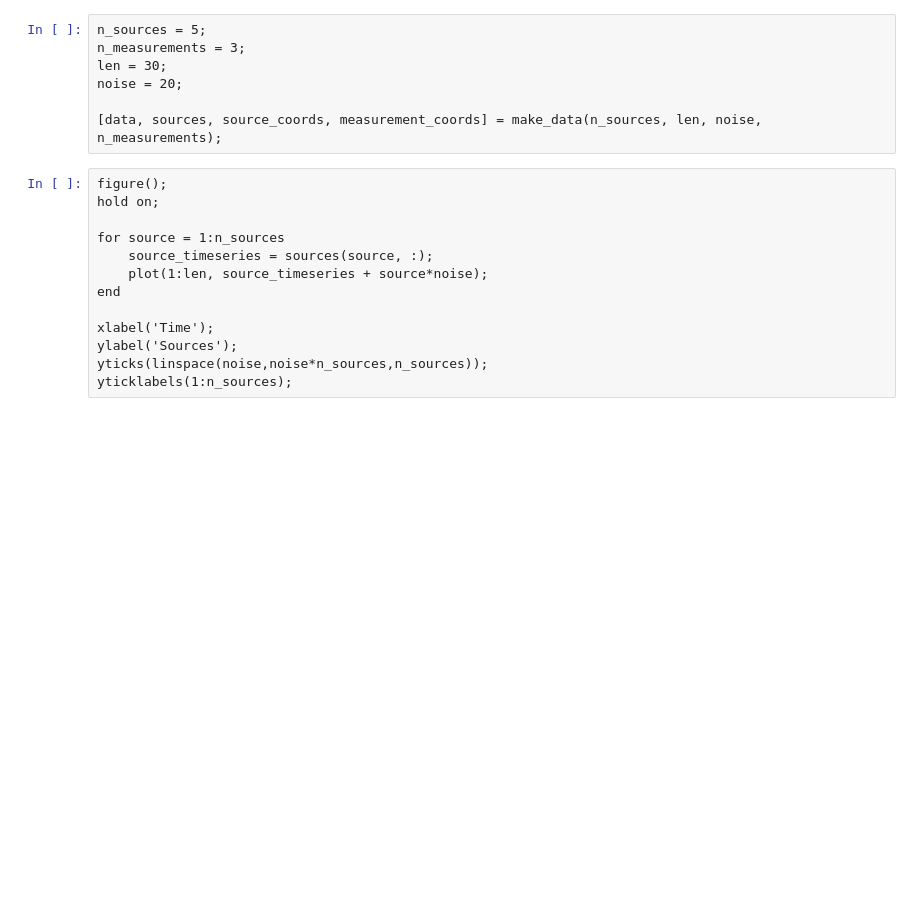
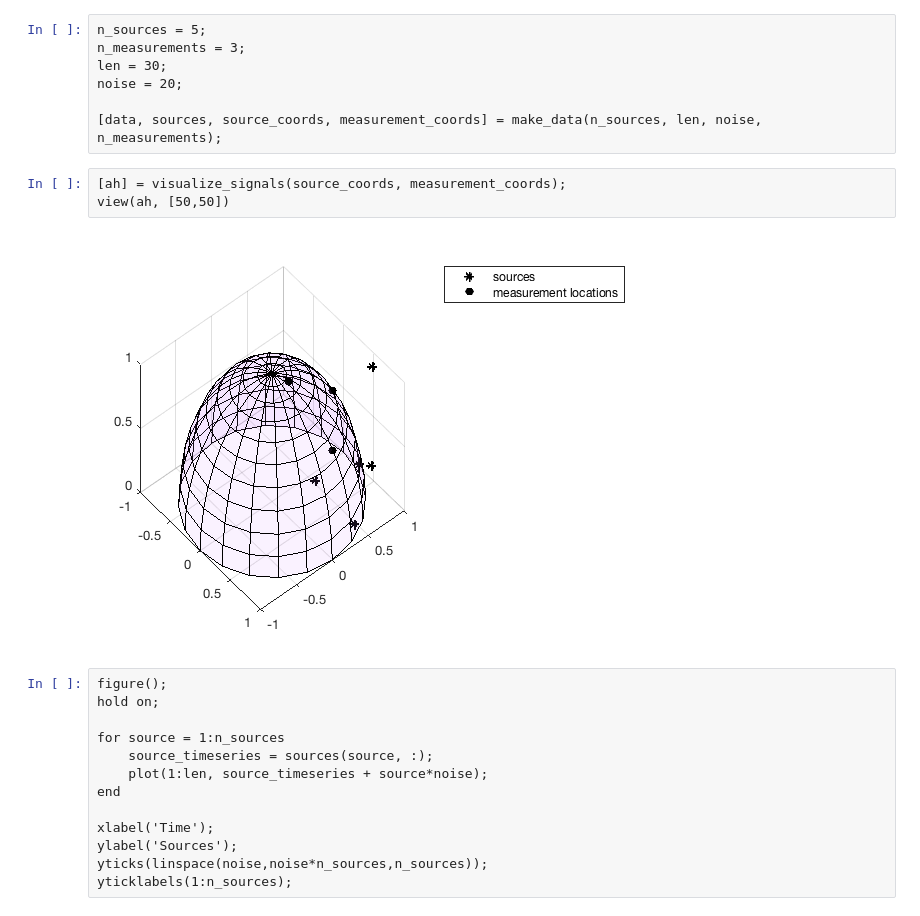
Before and after one commit to eshedmargalit/cn_preschool, a Jupyter notebook: cbb_fascicles/m4_ICA/notebooks/ICA Demo.ipynb, the cells around one changed output. Saved outputs shown, nothing was run; the diff lists cells and outputs as text; blank space fills up the shorter version.

Commit message:
visualization in notebook

```diff
--- a/cbb_fascicles/m4_ICA/notebooks/ICA Demo.ipynb
+++ b/cbb_fascicles/m4_ICA/notebooks/ICA Demo.ipynb
@@ -8,6 +8,11 @@ len = 30;
 noise = 20;
 
 [data, sources, source_coords, measurement_coords] = make_data(n_sources, len, noise, n_measurements);
+# %%
+[ah] = visualize_signals(source_coords, measurement_coords);
+view(ah, [50,50])
+# %% [output]
+[figure, added]
 # %%
 figure();
 hold on;
```
